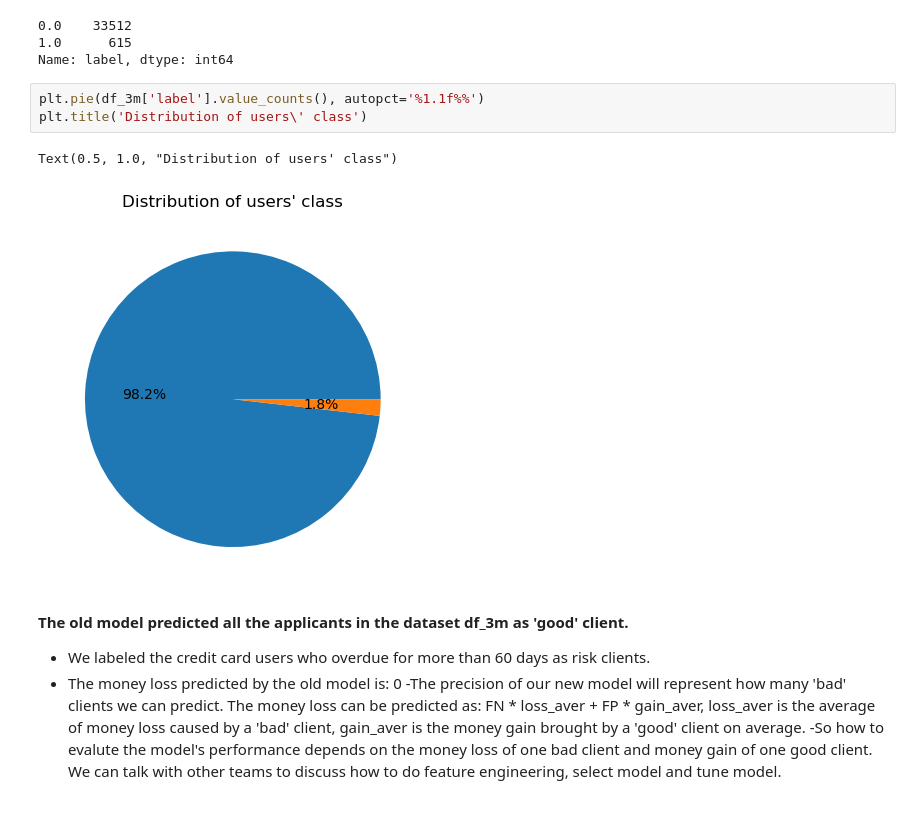
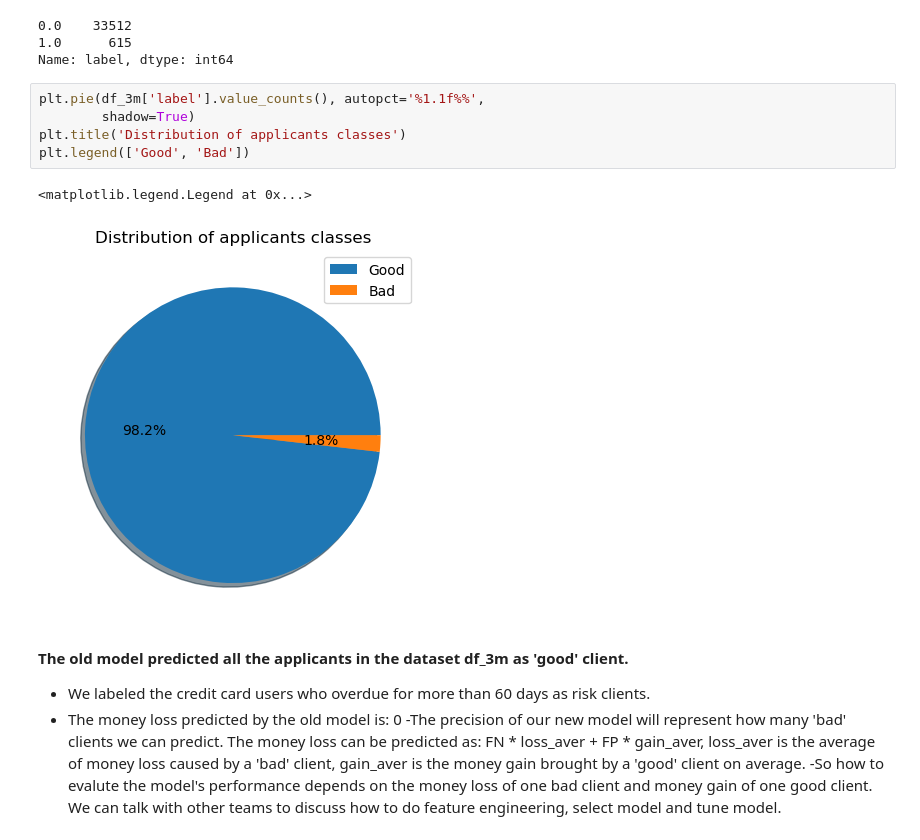
Before and after one commit to ZhixingRuan/credit-card-approval_project, a Jupyter notebook: model_2_modelling.ipynb, the cells around one changed output. Drawn from its saved outputs; the diff is of its cells as text.

```diff
--- a/model_2_modelling.ipynb
+++ b/model_2_modelling.ipynb
@@ -54,11 +54,13 @@ df_3m.label.value_counts() # base rate = 1.8%
 1.0      615
 Name: label, dtype: int64
 # %%
-plt.pie(df_3m['label'].value_counts(), autopct='%1.1f%%')
-plt.title('Distribution of users\' class')
+plt.pie(df_3m['label'].value_counts(), autopct='%1.1f%%',
+        shadow=True)
+plt.title('Distribution of applicants classes')
+plt.legend(['Good', 'Bad'])
 # %% [output]
-Text(0.5, 1.0, "Distribution of users' class")
+<matplotlib.legend.Legend at 0x...>
-[figure, old version]
+[figure, new version]
 # %% [markdown]
 **The old model predicted all the applicants in the dataset df_3m as 'good' client.**
 - We labeled the credit card users who overdue for more than 60 days as risk clients.
```
Also changed, not shown: parts of 8 cells of this notebook, 2 other files.
